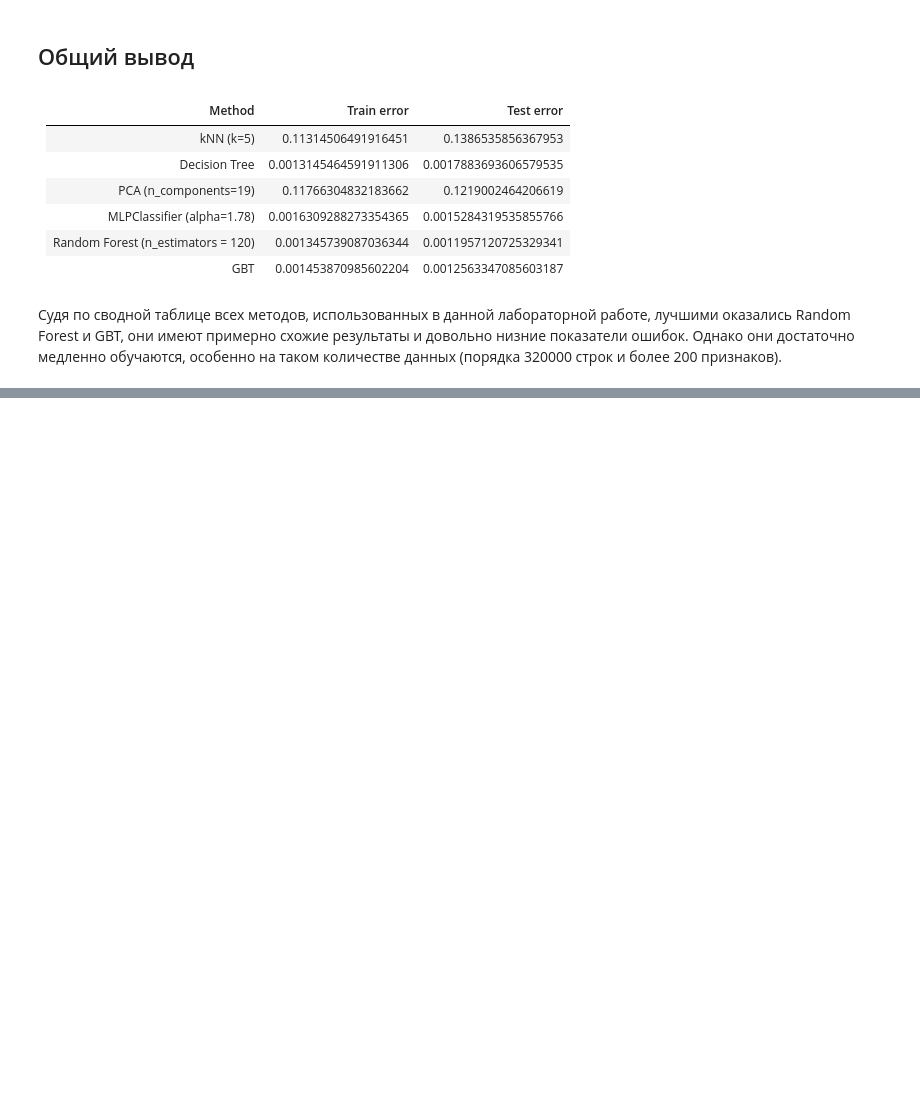
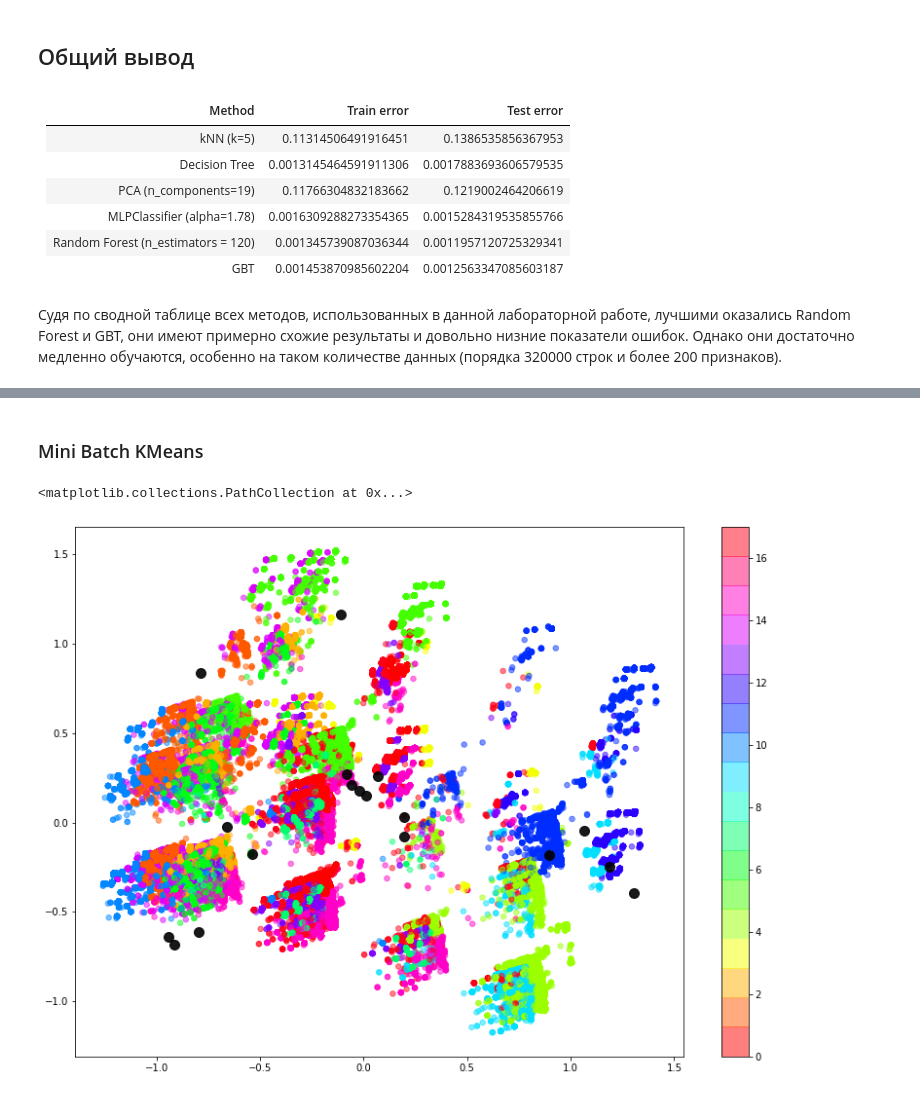
Before and after one commit to ksenia1009/ML_intro, a Jupyter notebook: classification_task.ipynb, the cells around one changed output, grey strips where cells are left out. Drawn from its saved outputs; the diff is of its cells as text; code cells hidden in the pictures; blank space fills up the shorter version.

```diff
--- a/classification_task.ipynb
+++ b/classification_task.ipynb
@@ -775,0 +826,20 @@ GBT | 0.001453870985602204 | 0.0012563347085603187
+# %% [markdown]
+### Mini Batch KMeans
+# %%
+from sklearn.cluster import MiniBatchKMeans
+
+batch_size = 45
+mbk = MiniBatchKMeans(n_clusters=18, batch_size=batch_size, verbose=0)
+clusters_mbk = mbk.fit_predict(X)
+# %%
+centers = mbk.cluster_centers_
+pca.fit(centers)
+centers_pca = pca.transform(centers)
+# %%
+plt.figure(figsize = (14, 10))
+plt.scatter(X_pca[:, 0], X_pca[:, 1], c = clusters_mbk, alpha = 0.5, s = 30, cmap = plt.cm.get_cmap('hsv', 18))
+plt.colorbar()
+plt.scatter(centers_pca[:, 0], centers_pca[:, 1], c = 'black', s = 100, alpha = 0.9)
+# %% [output]
+<matplotlib.collections.PathCollection at 0x...>
+[figure, added]
```
Also changed, not shown: parts of 12 cells of this notebook.
